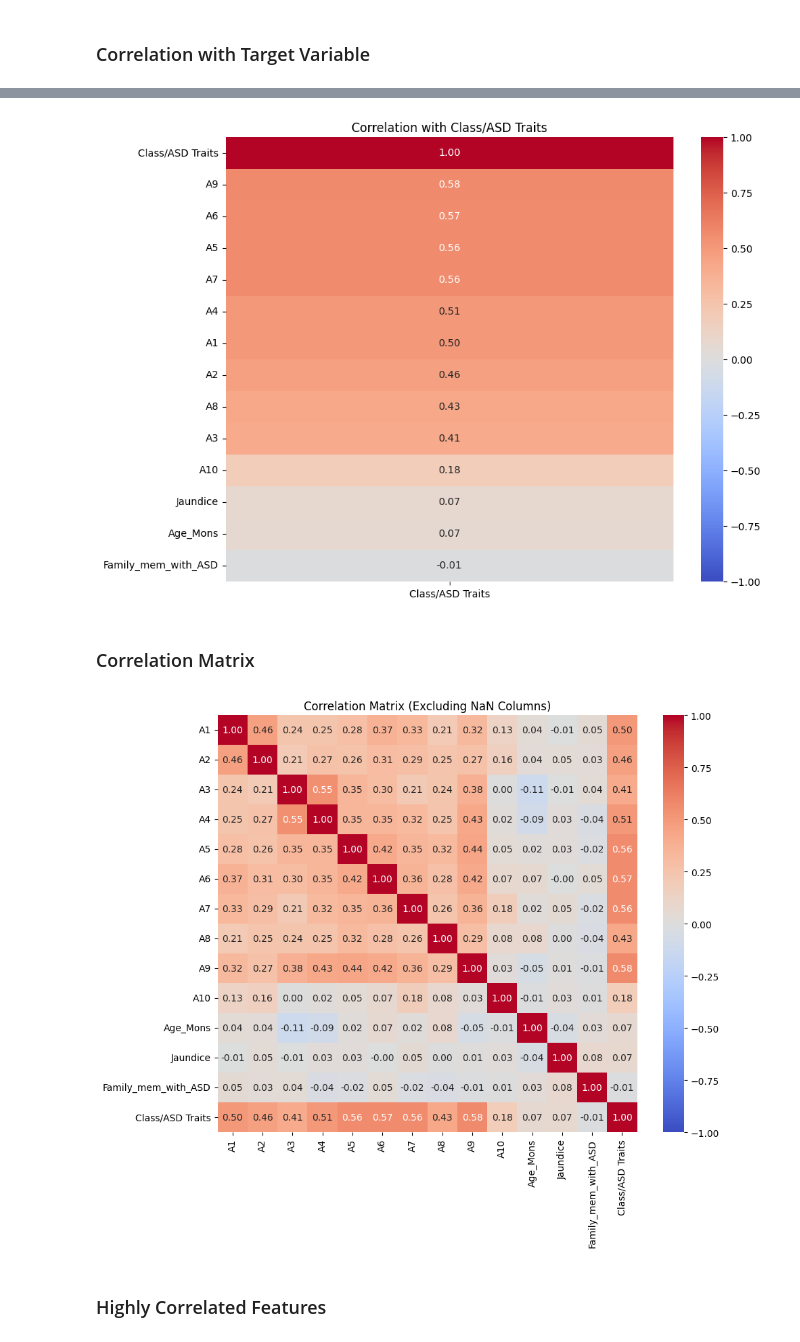
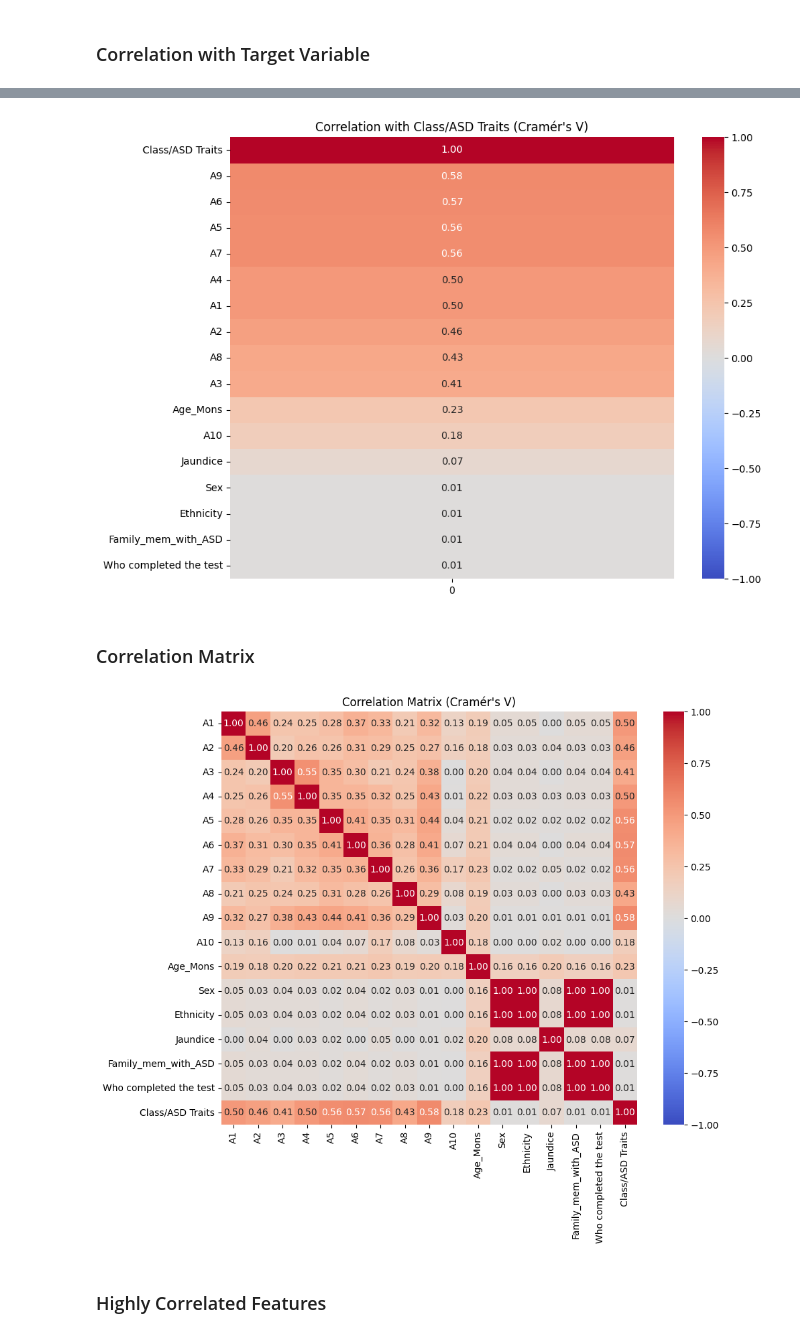
Before and after one commit to AndreSantos03/Y3S2-Artificial-Intelligence2, a Jupyter notebook: autism_toddler_prediction.ipynb, the cells around one changed output, grey strips where cells are left out. Cells and saved outputs as stored; diff of their text form; code cells hidden in the pictures.

```diff
--- a/autism_toddler_prediction.ipynb
+++ b/autism_toddler_prediction.ipynb
@@ -125,6 +130,9 @@ df.drop(['Qchat-10-Score'], axis=1, inplace=True)
 # %% [markdown]
 ### Encoding Non Numerical Features
 # %%
-# Encode categorical variables 'Jaundice' and 'Family_mem_with_ASD'
+# Encode categorical variables
 df['Jaundice'] = encoder.fit_transform(df['Jaundice'])
 df['Family_mem_with_ASD'] = encoder.fit_transform(df['Family_mem_with_ASD'])
+df['Sex'] = encoder.fit_transform(df['Family_mem_with_ASD'])
+df['Ethnicity'] = encoder.fit_transform(df['Family_mem_with_ASD'])
+df['Who completed the test'] = encoder.fit_transform(df['Family_mem_with_ASD'])
@@ -135,5 +141,5 @@ We will also be removing Case_no as it provides no useful information.
 # %%
-#Remove Sex, Ethnicity, Who completed and Case_No the test from dataframe
-df.drop(["Sex","Ethnicity","Who completed the test","Case_No"], axis=1, inplace=True)
+#RemoveCase_No the test from dataframe
+df.drop(["Case_No"], axis=1, inplace=True)
 # %% [markdown]
 ### Correlation with Target Variable
@@ -140,29 +148,40 @@ df.drop(["Sex","Ethnicity","Who completed the test","Case_No"], axis=1, inplace=
 # %%
-# Create correlation matrix
-correlation = df.corr()['Class/ASD Traits'].sort_values(ascending=False)
+def cramers_V(var1, var2):
+    crosstab = np.array(pd.crosstab(var1, var2, rownames=None, colnames=None))
+    stat = chi2_contingency(crosstab)[0]
+    obs = np.sum(crosstab)
+    mini = min(crosstab.shape) - 1
+    return np.sqrt(stat / (obs * mini))
+
+# Calculate Cramér's V for each variable in the DataFrame with respect to 'Class/ASD Traits'
+correlation_with_target = df.apply(lambda x: cramers_V(x, df['Class/ASD Traits']), axis=0)
+
+# Sort correlation values in ascending order
+correlation_with_target_sorted = correlation_with_target.sort_values(ascending=False)
 
 # Plot correlation matrix heatmap
 plt.figure(figsize=(10, 8))
-sb.heatmap(correlation.to_frame(), annot=True, cmap='coolwarm', fmt=".2f", vmin=-1, vmax=1)
-plt.title('Correlation with Class/ASD Traits')
+sb.heatmap(correlation_with_target_sorted.to_frame(), annot=True, cmap='coolwarm', fmt=".2f", vmin=-1, vmax=1)
+plt.title('Correlation with Class/ASD Traits (Cramér\'s V)')
 plt.show()
 # %% [output]
-[figure, old version]
+[figure, new version]
 # %% [markdown]
 ### Correlation Matrix
 # %%
-
-# Calculate correlation matrix
-correlation_matrix = df.corr()
-
+# Calculate Cramér's V for each pair of variables in the DataFrame
+correlation_matrix = pd.DataFrame(index=df.columns, columns=df.columns)
+for col1 in df.columns:
+    for col2 in df.columns:
+        correlation_matrix.loc[col1, col2] = cramers_V(df[col1], df[col2])
 
 # Plot correlation matrix heatmap
 plt.figure(figsize=(10, 8))
-sb.heatmap(correlation_matrix, annot=True, cmap='coolwarm', fmt=".2f", vmin=-1, vmax=1)
-plt.title('Correlation Matrix (Excluding NaN Columns)')
+sb.heatmap(correlation_matrix.astype(float), annot=True, cmap='coolwarm', fmt=".2f", vmin=-1, vmax=1)
+plt.title('Correlation Matrix (Cramér\'s V)')
 plt.show()
 # %% [output]
-[figure, old version]
+[figure, new version]
 # %% [markdown]
 ### Highly Correlated Features
 # %% [markdown]
```
Also changed, not shown: parts of 31 cells of this notebook.
